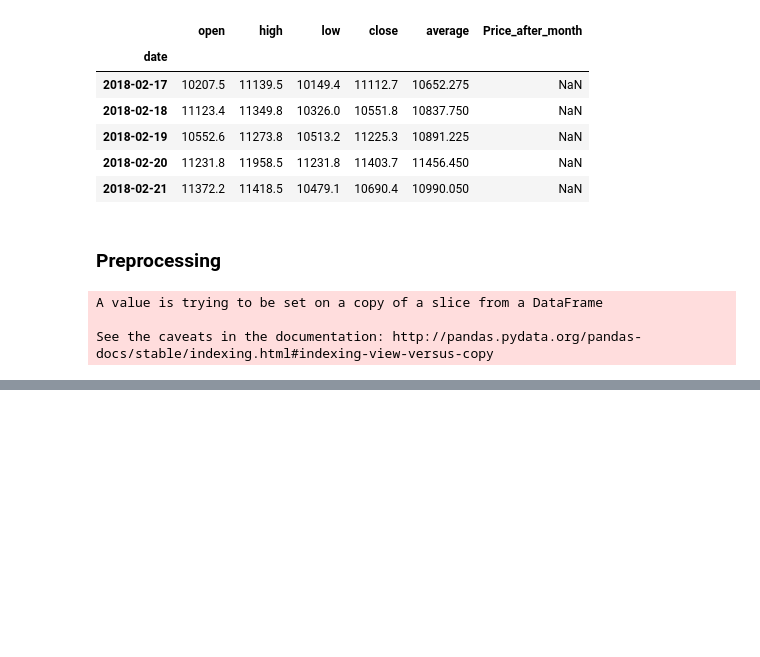
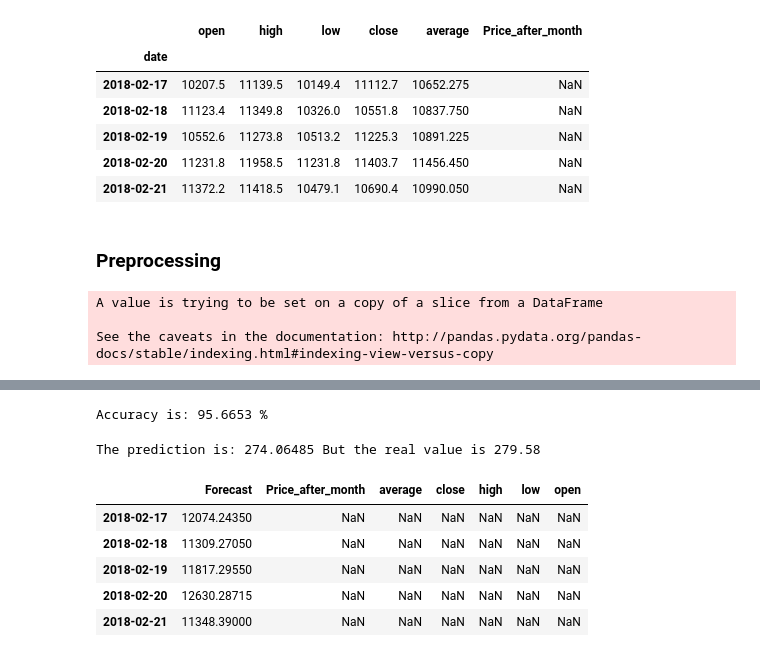
Before and after one commit to vishalvb/Kaggle, a Jupyter notebook: bitcoin_price_prediction/bitcoin_prediction.ipynb, the cells around one changed output, grey strips where cells are left out. Drawn from its saved outputs; the diff is of its cells as text; code cells hidden in the pictures; blank space fills up the shorter version.

```diff
--- a/bitcoin_price_prediction/bitcoin_prediction.ipynb
+++ b/bitcoin_price_prediction/bitcoin_prediction.ipynb
@@ -297,0 +311,15 @@ See the caveats in the documentation: http://pandas.pydata.org/pandas-docs/stabl
+# %%
+from sklearn.ensemble import RandomForestRegressor
+reg = RandomForestRegressor(n_estimators = 200, random_state = 101)
+reg.fit(X_train, y_train)
+accuracy = reg.score(X_test, y_test)
+accuracy = accuracy * 100
+accuracy = float("{0:.4f}".format(accuracy))
+print('Accuracy is:',accuracy,'%')
+# %% [output]
+Accuracy is: 95.6653 %
+# %%
+preds = reg.predict(X_test)
+print("The prediction is:",preds[1],"But the real value is",y_test[1])
+# %% [output]
+The prediction is: 274.06485 But the real value is 279.58
@@ -297,0 +330,16 @@ See the caveats in the documentation: http://pandas.pydata.org/pandas-docs/stabl
+# %%
+#creating a new column which contains the predictions!
+from datetime import datetime, timedelta
+last_date = btc.iloc[-1].name
+modified_date = last_date + timedelta(days = 1)
+date = pd.date_range(modified_date, periods = 30, freq='D')
+df1 = pd.DataFrame(forecast, columns = ['Forecast'], index = date)
+btc=  btc.append(df1)
+btc.tail()
+# %% [output]
+|  | Forecast | Price_after_month | average | close | high | low | open |
+| 2018-02-17 | 12074.24350 | NaN | NaN | NaN | NaN | NaN | NaN |
+| 2018-02-18 | 11309.27050 | NaN | NaN | NaN | NaN | NaN | NaN |
+| 2018-02-19 | 11817.29550 | NaN | NaN | NaN | NaN | NaN | NaN |
+| 2018-02-20 | 12630.28715 | NaN | NaN | NaN | NaN | NaN | NaN |
+| 2018-02-21 | 11348.39000 | NaN | NaN | NaN | NaN | NaN | NaN |
```
Also changed, not shown: parts of 5 cells of this notebook.
